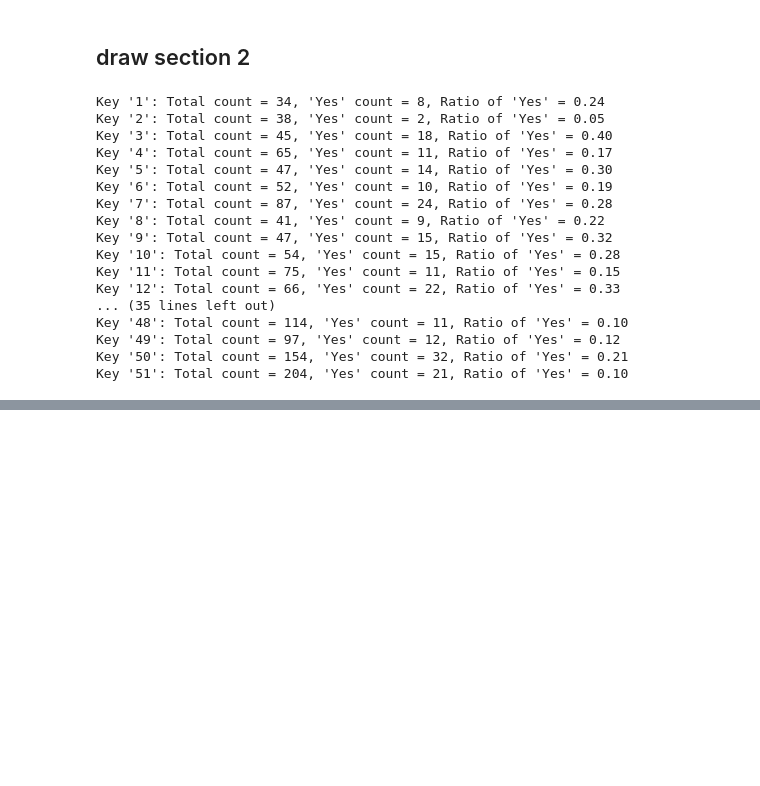
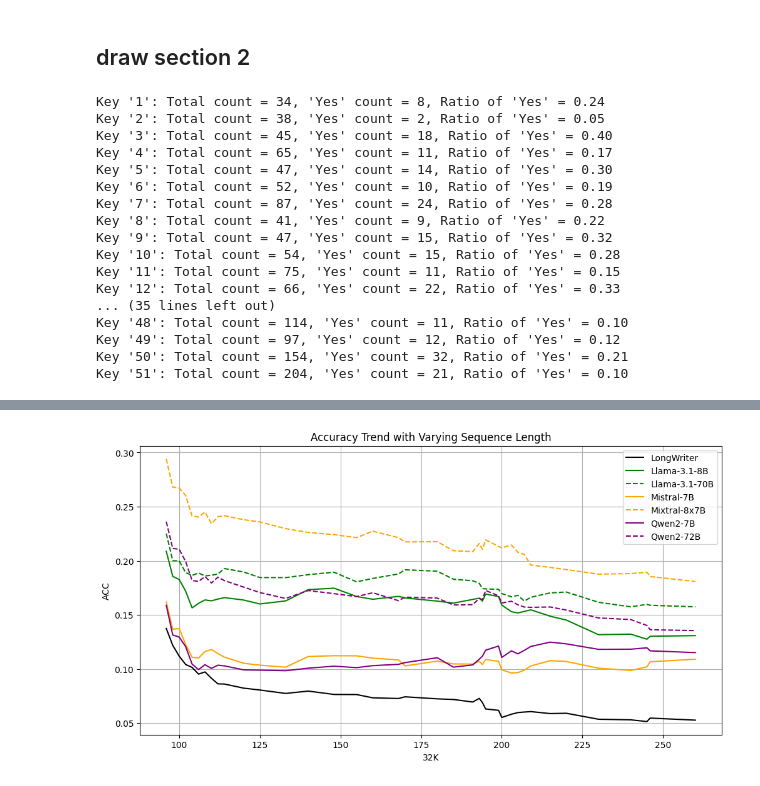
Before and after one commit to mozhu621/LongGenBench, a Jupyter notebook: Evalution/results/static.ipynb, the cells around one changed output, grey strips where cells are left out. Drawn from its saved outputs; the diff is of its cells as text; code cells hidden in the pictures; blank space fills up the shorter version.

```diff
--- a/Evalution/results/static.ipynb
+++ b/Evalution/results/static.ipynb
@@ -354,0 +533,73 @@ process_files_in_directory(directory_path)
+# %%
+import json
+import os
+import matplotlib.pyplot as plt
+import numpy as np
+
+def load_and_count_keys(json_file_path):
+    key_count = {str(i): {'total': 0, 'yes': 0} for i in range(1, 300)}
+    with open(json_file_path, 'r') as file:
+        data = json.load(file)
+
+    for element in data:
+        for key_category in ['checks_once', 'checks_range', 'checks_periodic']:
+            if key_category in element:
+                for key in element[key_category]:
+                    if key in key_count:
+                        key_count[key]['total'] += 1
+        for result_category in ['results_once', 'results_range', 'results_periodic']:
+            if result_category in element:
+                for key, value in element[result_category].items():
+                    if key in key_count and value == "yes":
+                        key_count[key]['yes'] += 1
+    return key_count
+
+def plot_yes_ratios(file_configs, window_size=20):
+    plt.figure(figsize=(12, 6))
+
+    for config in file_configs:
+        file_path = config['path']
+        color = config['color']
+        linestyle = config['linestyle']
+        label = config['label']
+
+        key_count = load_and_count_keys(file_path)
+        x_vals = []
+        y_vals = []
+        for key, counts in key_count.items():
+            if counts['total'] >= 30:
+                ratio = counts['yes'] / counts['total'] if counts['total'] > 0 else 0
+                x_vals.append(int(key))
+                y_vals.append(ratio)
+
+        if len(y_vals) >= window_size:
+            weights = np.ones(window_size) / window_size
+            y_smooth = np.convolve(y_vals, weights, mode='valid')
+            start_index = (window_size - 1) // 2
+            x_smooth = x_vals[start_index:start_index + len(y_smooth)]
+
+            plt.plot(x_smooth, y_smooth, color=color, linestyle=linestyle, label=label)
+
+    plt.title('Accuracy Trend with Varying Sequence Length')
+    plt.xlabel('32K')
+    plt.ylabel('ACC')
+    plt.grid(True)
+    plt.legend()
+    plt.show()
+
+# Configuration for each file, specifying the file path, color, line style, and label for the plot
+file_configs = [
+
+    {'path': 'LongWriter-llama3.1-8b_maxlen32000.json', 'color': 'black', 'linestyle': '-', 'label': 'LongWriter'},
+    {'path': 'Meta-Llama-3.1-8B-Instruct_maxlen32000.json', 'color': 'green', 'linestyle': '-', 'label': 'Llama-3.1-8B'},
+    {'path': 'Meta-Llama-3.1-70B-Instruct_maxlen32000.json', 'color': 'green', 'linestyle': '--', 'label': 'Llama-3.1-70B'},
+    {'path': 'Mistral-7B-Instruct-v0.2_maxlen32000.json', 'color': 'orange', 'linestyle': '-', 'label': 'Mistral-7B'},
+    {'path': 'Mixtral-8x7B-Instruct-v0.1_maxlen32000.json', 'color': 'orange', 'linestyle': '--', 'label': 'Mixtral-8x7B'},
+    {'path': 'Qwen2-7B-Instruct_maxlen32000.json', 'color': 'purple', 'linestyle': '-', 'label': 'Qwen2-7B'},
+    {'path': 'Qwen2-72B-Instruct_maxlen32000.json', 'color': 'purple', 'linestyle': '--', 'label': 'Qwen2-72B'},
+
+]
+
+plot_yes_ratios(file_configs)
+# %% [output]
+[figure, added]
```
Also changed, not shown: parts of 7 cells of this notebook, 2 other files.
